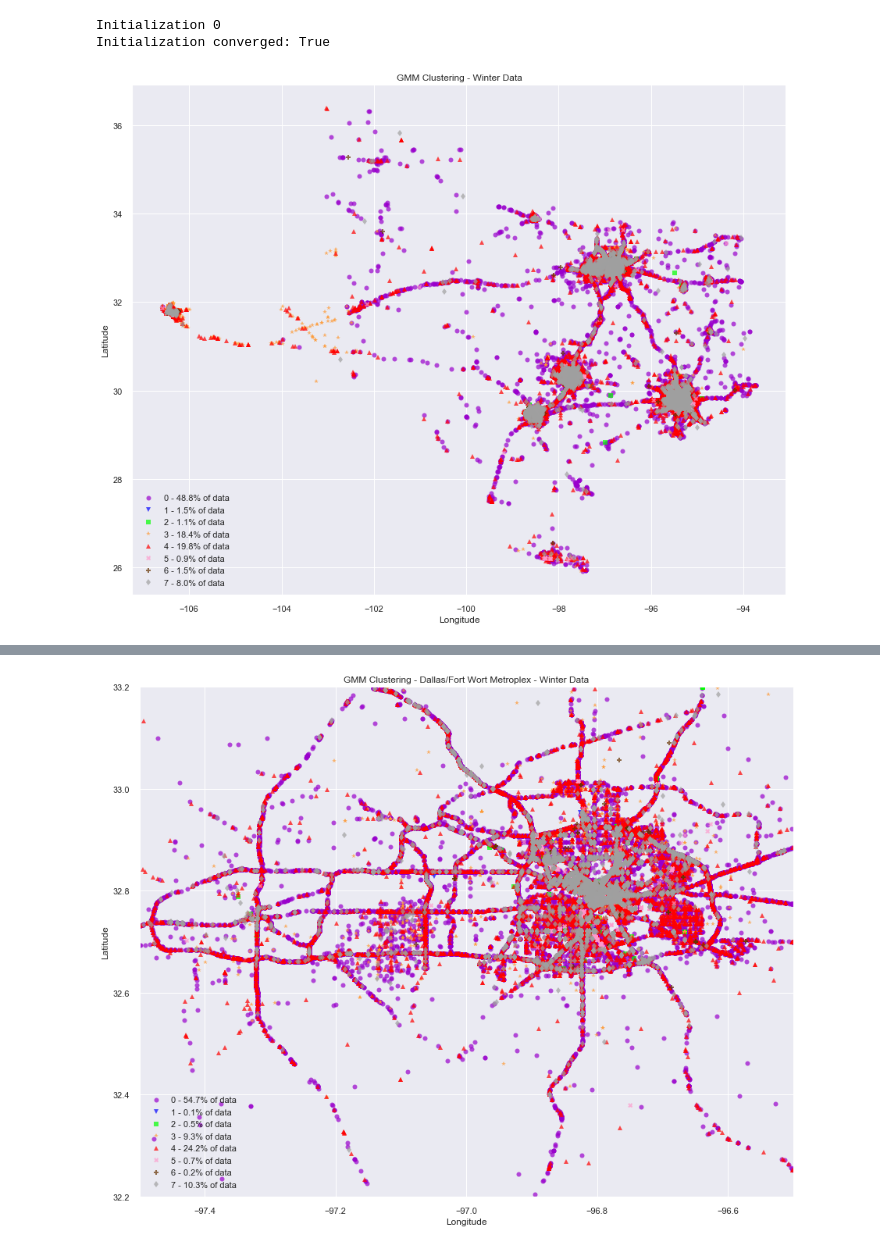
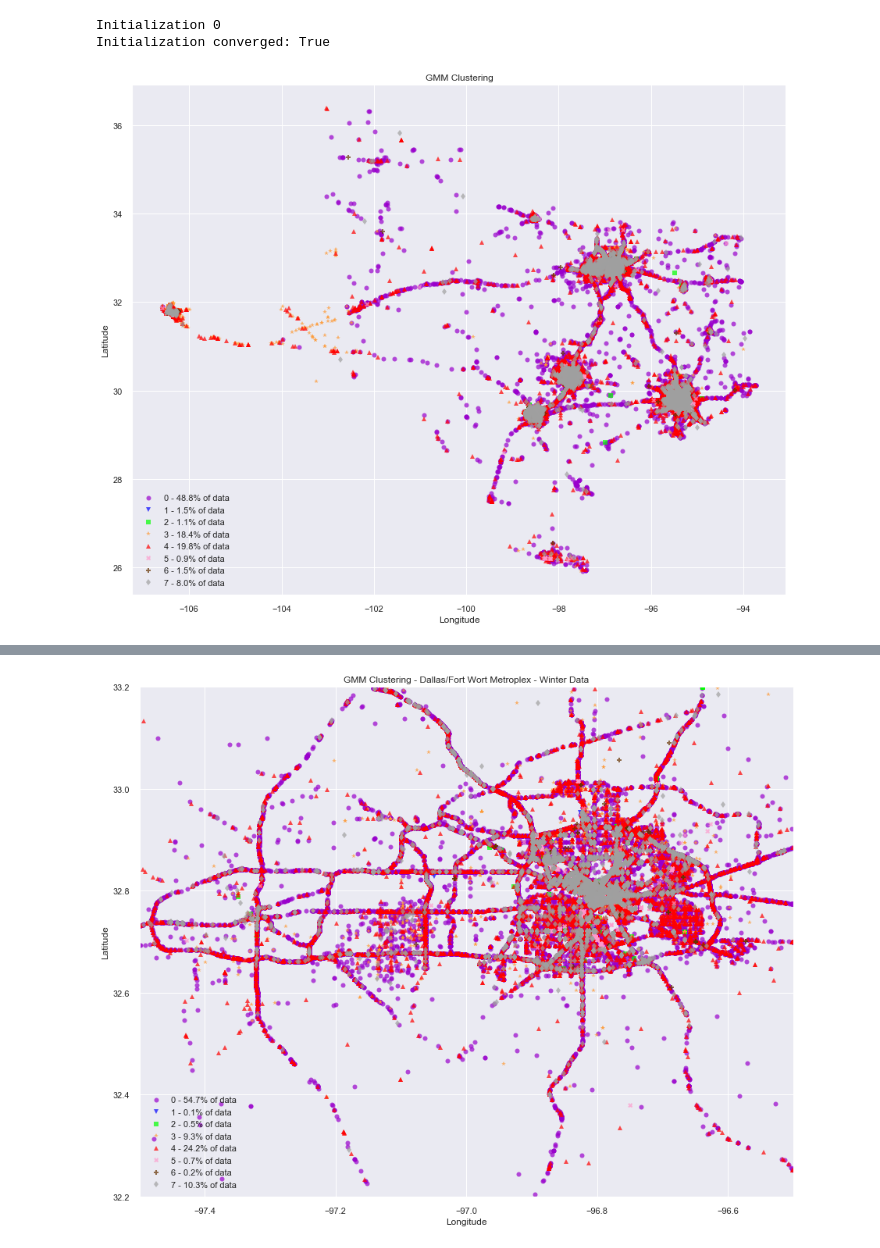
Before and after one commit to jbcroom/DS7331ProjectRepo, a Jupyter notebook: Project 3/AR_GMM_Clustering_v4.ipynb, the cells around one changed output, grey strips where cells are left out. Saved outputs shown, nothing was run; the diff lists cells and outputs as text; code cells hidden in the pictures.

```diff
--- a/Project 3/AR_GMM_Clustering_v4.ipynb
+++ b/Project 3/AR_GMM_Clustering_v4.ipynb
@@ -192,22 +192,22 @@ cluster_pct_dict=cluster_pct_df.T.to_dict("list")
 # %%
 groups = train2.groupby("cluster")
 markers = {0:'o', 1: 'v', 2: 's', 3: '*', 4:'^', 5:'X', 6:'P', 7:'d'}
 colors = {0:'#9900cc', 1: '#0000ff', 2: '#00ff00', 3: '#ff9933', 4:'#ff0000', 5:'#ff99cc', 6:'#663300', 7:'#A0A0A0'}
 plt.figure(figsize=(15,12))
 for name, group in groups:
     label=str(name)+' - '+ str(round(cluster_pct_dict[name][0]*100,1))+'% of data'
 
     plt.plot(group["Start_Lng"], group["Start_Lat"],
              marker=markers[name],
              linestyle="",
              label=label,
              c=colors[name],
              alpha=.7)
 
 plt.legend(loc=3)
-plt.title('GMM Clustering - Winter Data')
+plt.title('GMM Clustering')
 plt.xlabel('Longitude')
 plt.ylabel('Latitude')
 plt.show()
 # %% [output]
-[figure, old version]
+[figure, new version]
```
Also changed, not shown: parts of 6 cells of this notebook.
